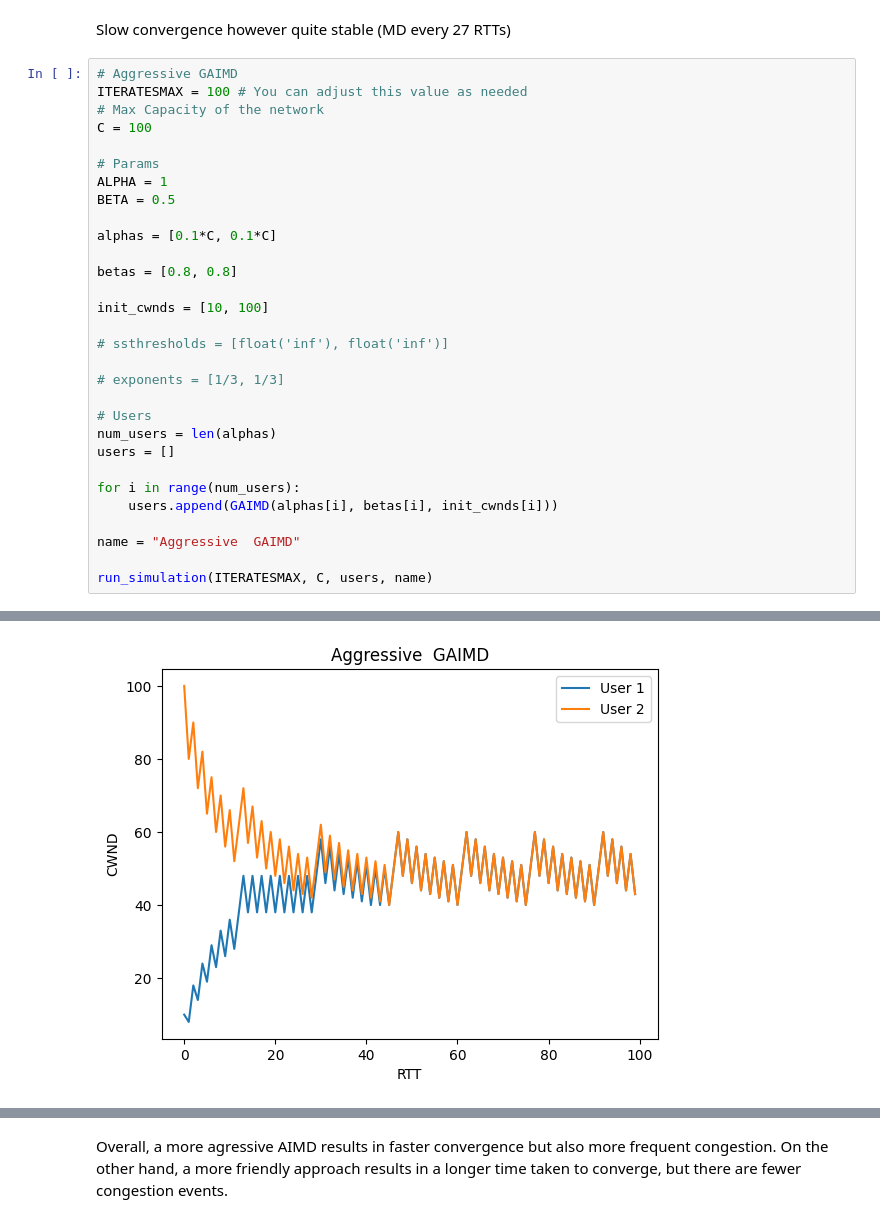
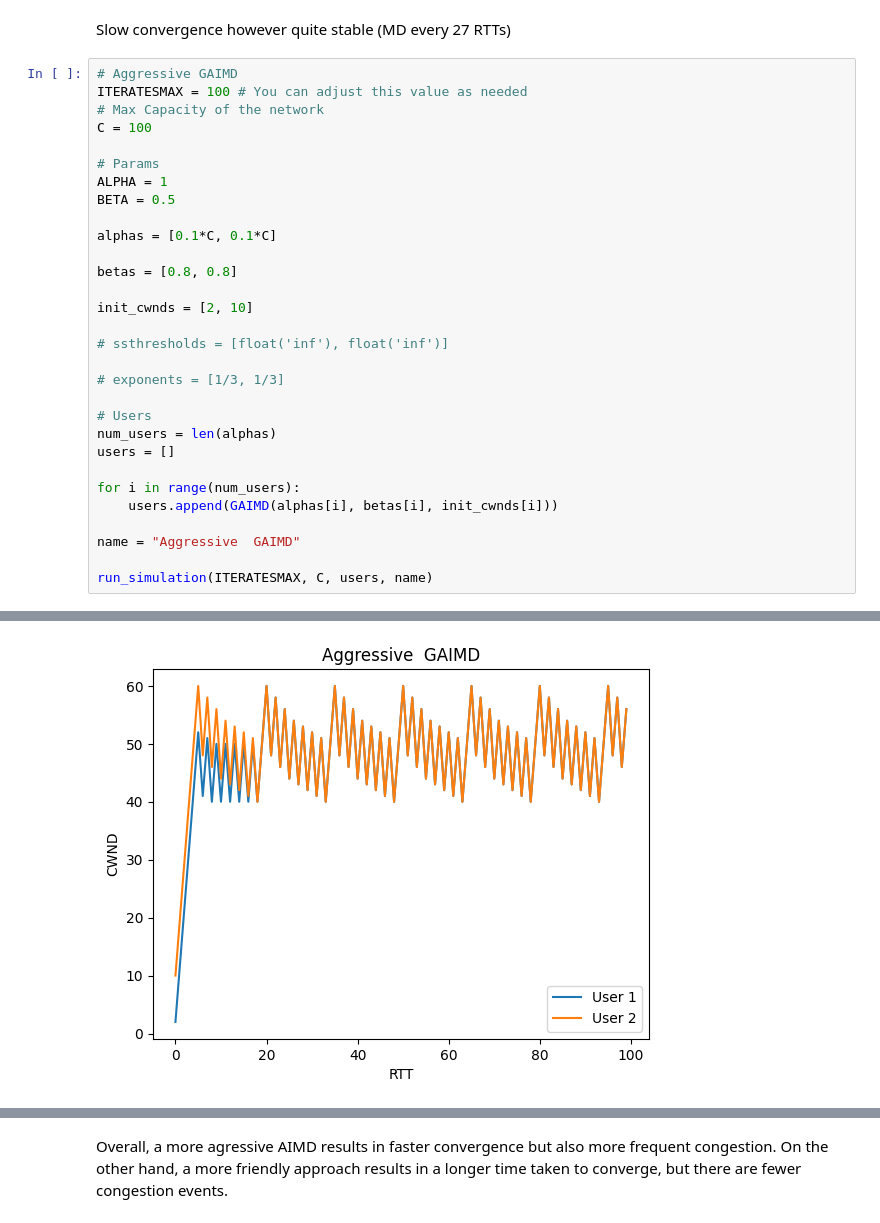
Before and after one commit to Andrelim99/CZ4052-Cloud-Computing, a Jupyter notebook: Assignment 1/main.ipynb, the cells around one changed output, grey strips where cells are left out. Saved outputs shown, nothing was run; the diff lists cells and outputs as text.

```diff
--- a/Assignment 1/main.ipynb
+++ b/Assignment 1/main.ipynb
@@ -230,7 +233,7 @@ alphas = [0.1*C, 0.1*C]
 
 betas = [0.8, 0.8]
 
-init_cwnds = [10, 100]
+init_cwnds = [2, 10]
 
 # ssthresholds = [float('inf'), float('inf')]
 
@@ -268,4 +271,4 @@ Final User-2 CWND: 43
-[figure, old version]
+[figure, new version]
 # %%
 # Friendly GAIMD
 ITERATESMAX = 300 # You can adjust this value as needed
```
Also changed, not shown: parts of 13 cells of this notebook.
